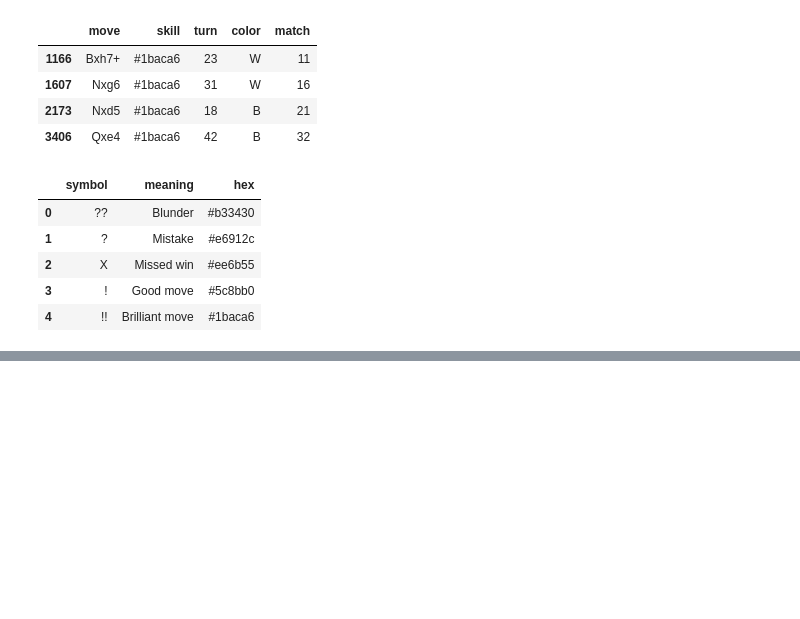
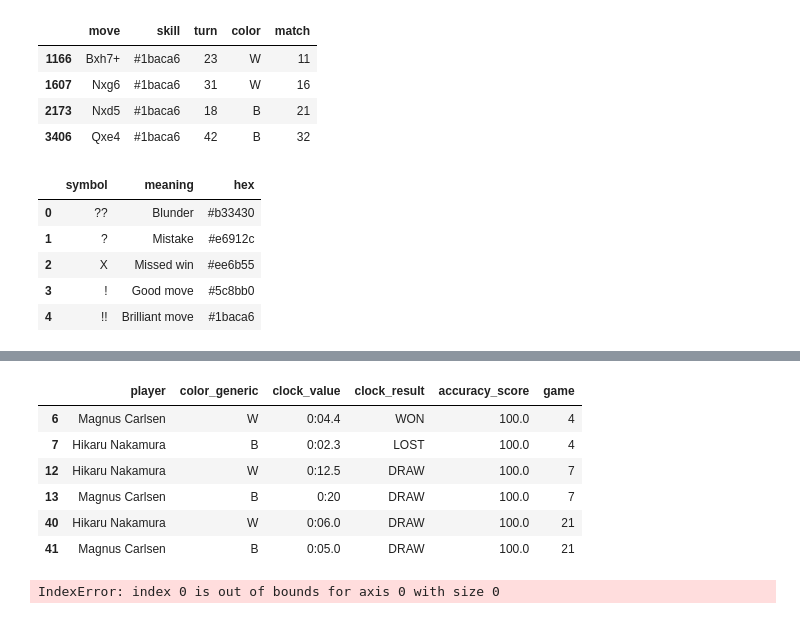
Before and after one commit to NicoNik22/Bullet-chess-championship-2023, a Jupyter notebook: Bullet Chess Championship 2023.ipynb, the cells around one changed output, grey strips where cells are left out. Saved outputs shown, nothing was run; the diff lists cells and outputs as text; code cells hidden in the pictures; blank space fills up the shorter version.

```diff
--- a/Bullet Chess Championship 2023.ipynb
+++ b/Bullet Chess Championship 2023.ipynb
@@ -293,0 +344,20 @@ df_annotation.to_csv('annotation.csv')
+# %%
+df_sistemaggio[df_sistemaggio.accuracy_score == 100]
+# %% [output]
+|  | player | color_generic | clock_value | clock_result | accuracy_score | game |
+| 6 | Magnus Carlsen | W | 0:04.4 | WON | 100.0 | 4 |
+| 7 | Hikaru Nakamura | B | 0:02.3 | LOST | 100.0 | 4 |
+| 12 | Hikaru Nakamura | W | 0:12.5 | DRAW | 100.0 | 7 |
+| 13 | Magnus Carlsen | B | 0:20 | DRAW | 100.0 | 7 |
+| 40 | Hikaru Nakamura | W | 0:06.0 | DRAW | 100.0 | 21 |
+| 41 | Magnus Carlsen | B | 0:05.0 | DRAW | 100.0 | 21 |
+# %%
+indexes = df_sistemaggio[df_sistemaggio.accuracy_score == 100].index
+df_sistemaggio['accuracy_score'].iloc[indexes[0]] = 83.0
+df_sistemaggio['accuracy_score'].iloc[indexes[1]] = 76.1
+df_sistemaggio['accuracy_score'].iloc[indexes[2]] = 93.4
+df_sistemaggio['accuracy_score'].iloc[indexes[3]] = 94.1
+df_sistemaggio['accuracy_score'].iloc[indexes[4]] = 90.8
+df_sistemaggio['accuracy_score'].iloc[indexes[5]] = 91.5
+# %% [output]
+IndexError: index 0 is out of bounds for axis 0 with size 0
```
Also changed, not shown: parts of 18 cells of this notebook, 4 other files.
